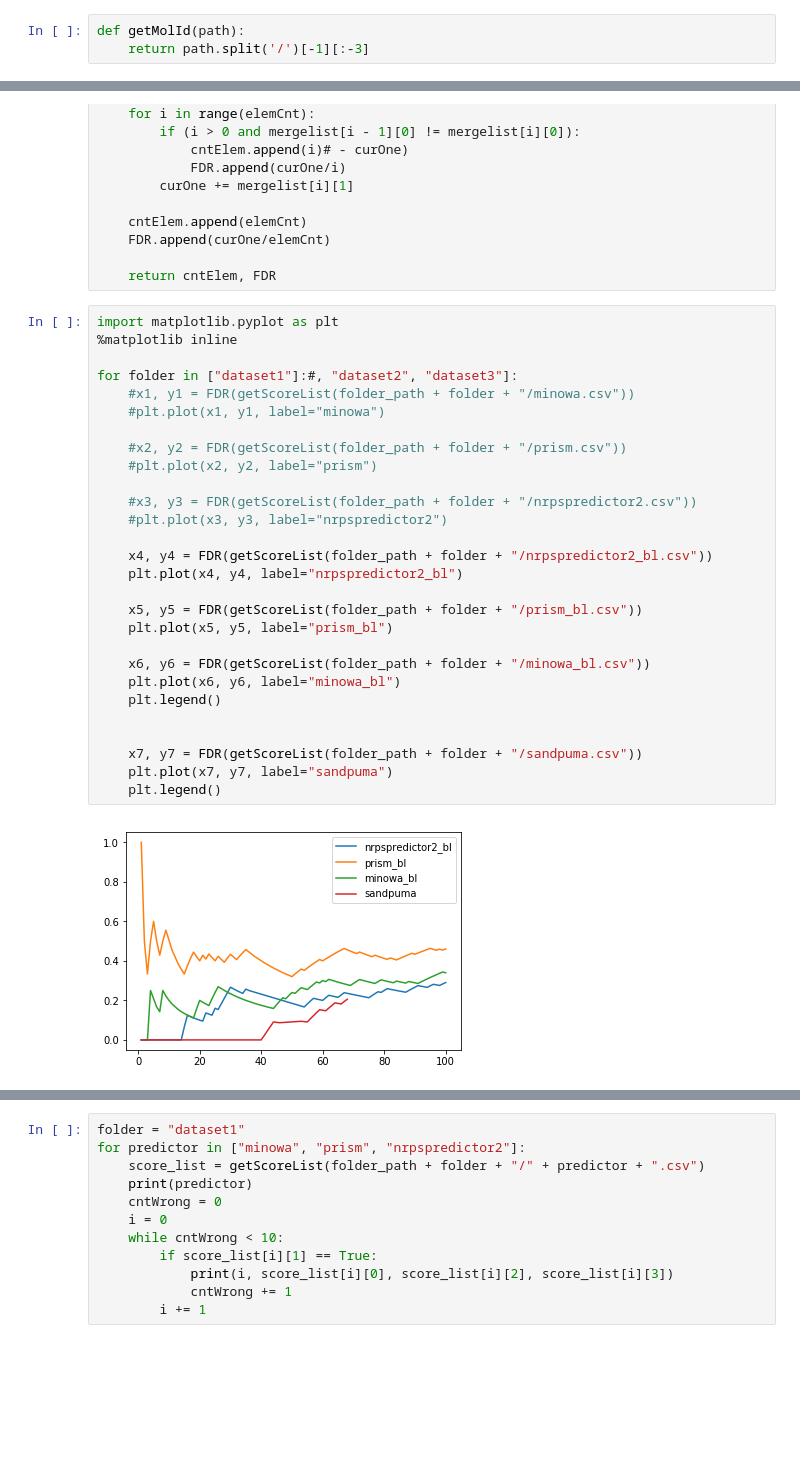
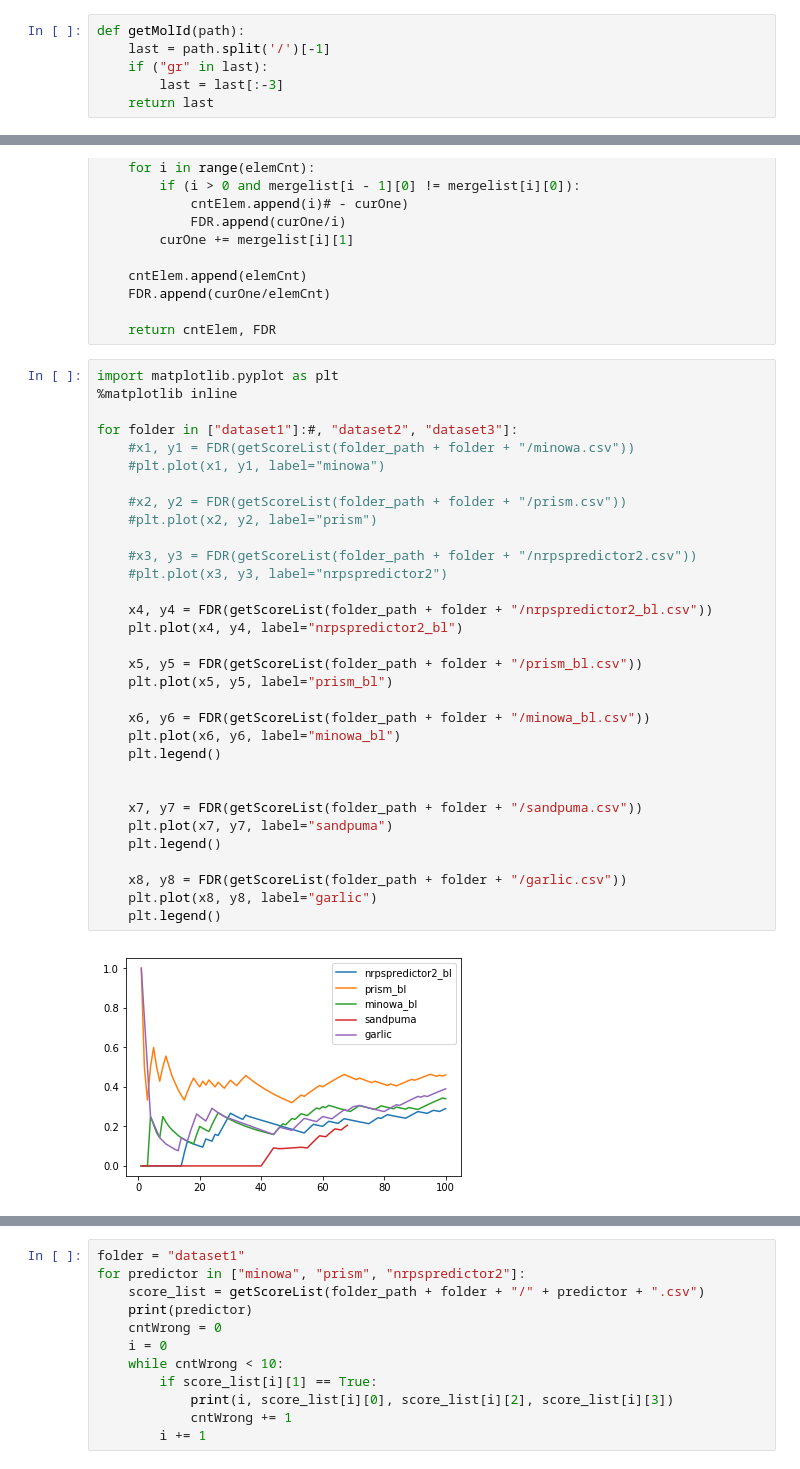
Before and after one commit to ablab/nerpa, a Jupyter notebook: scripts/res_compare.ipynb, the cells around one changed output, grey strips where cells are left out. Drawn from its saved outputs; the diff is of its cells as text; blank space fills up the shorter version.

```diff
--- a/scripts/res_compare.ipynb
+++ b/scripts/res_compare.ipynb
@@ -28,7 +28,10 @@ for folder in ["dataset1", "dataset2", "dataset3"]:
     addInfoGenome(folder_path + folder + "/prediction_filter.info")
 # %%
 def getMolId(path):
-    return path.split('/')[-1][:-3]
+    last = path.split('/')[-1]
+    if ("gr" in last):
+        last = last[:-3]
+    return last
 # %%
 def getPredictionId(path):
     parts = path.split('/')
@@ -71,33 +74,37 @@ def FDR(mergelist):
 # %%
 import matplotlib.pyplot as plt
 %matplotlib inline
 
 for folder in ["dataset1"]:#, "dataset2", "dataset3"]:
     #x1, y1 = FDR(getScoreList(folder_path + folder + "/minowa.csv"))
     #plt.plot(x1, y1, label="minowa")
 
     #x2, y2 = FDR(getScoreList(folder_path + folder + "/prism.csv"))
     #plt.plot(x2, y2, label="prism")
 
     #x3, y3 = FDR(getScoreList(folder_path + folder + "/nrpspredictor2.csv"))
     #plt.plot(x3, y3, label="nrpspredictor2")
 
     x4, y4 = FDR(getScoreList(folder_path + folder + "/nrpspredictor2_bl.csv"))
     plt.plot(x4, y4, label="nrpspredictor2_bl")
 
     x5, y5 = FDR(getScoreList(folder_path + folder + "/prism_bl.csv"))
     plt.plot(x5, y5, label="prism_bl")
 
     x6, y6 = FDR(getScoreList(folder_path + folder + "/minowa_bl.csv"))
     plt.plot(x6, y6, label="minowa_bl")
     plt.legend()
 
 
     x7, y7 = FDR(getScoreList(folder_path + folder + "/sandpuma.csv"))
     plt.plot(x7, y7, label="sandpuma")
     plt.legend()
+
+    x8, y8 = FDR(getScoreList(folder_path + folder + "/garlic.csv"))
+    plt.plot(x8, y8, label="garlic")
+    plt.legend()
 # %% [output]
-[figure, old version]
+[figure, new version]
 # %%
 import matplotlib.pyplot as plt
 %matplotlib inline
```
Also changed, not shown: parts of 4 cells of this notebook, 3 other files.
